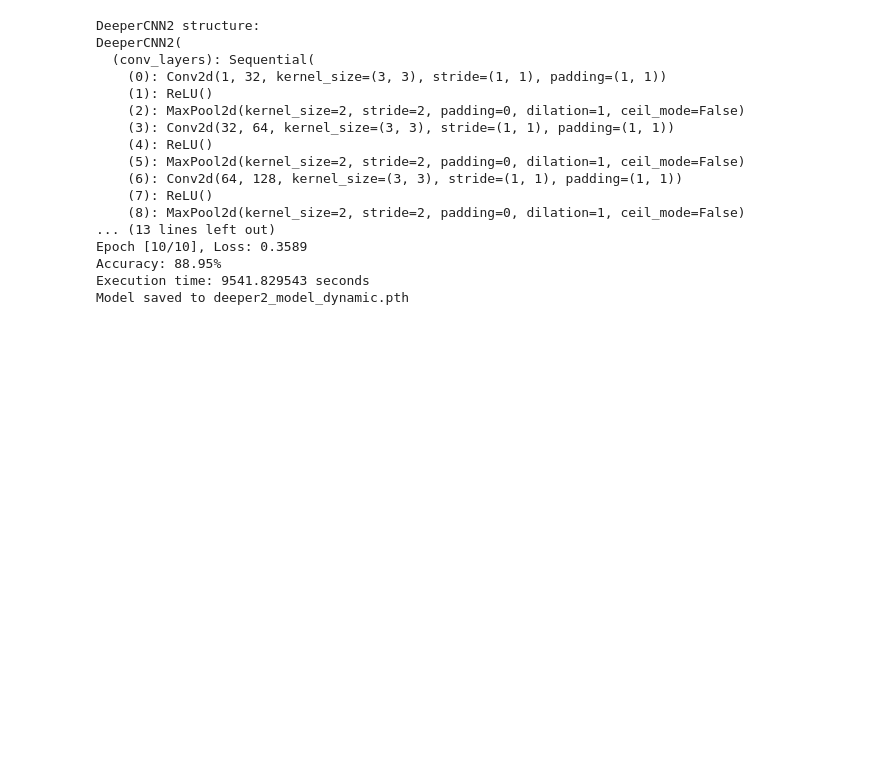
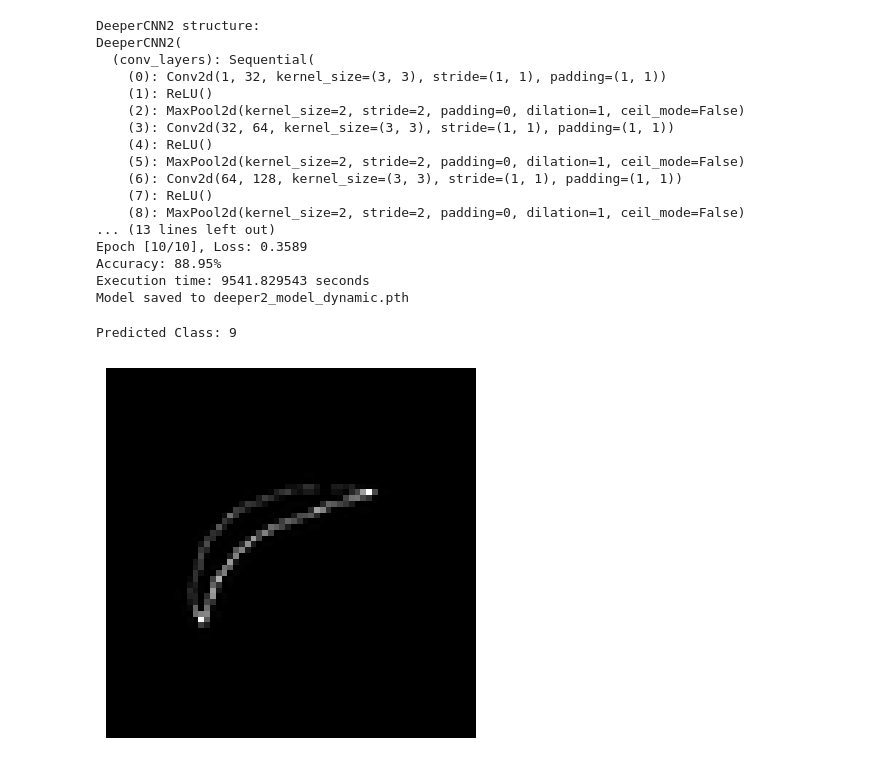
Before and after one commit to Wiztek712/BigData, a Jupyter notebook: application/AI/new_model.ipynb, the cells around one changed output. Cells and saved outputs as stored; diff of their text form; code cells hidden in the pictures; blank space fills up the shorter version.

```diff
--- a/application/AI/new_model.ipynb
+++ b/application/AI/new_model.ipynb
@@ -682,3 +670,24 @@ Epoch [10/10], Loss: 0.3589
 Accuracy: 88.95%
 Execution time: 9541.829543 seconds
 Model saved to deeper2_model_dynamic.pth
+# %%
+from torchvision.transforms import ToTensor
+
+
+
+num_classes = 12
+model = EnhancedCNN(num_classes)
+model.load_state_dict(torch.load("deepest_model.pth", map_location=torch.device('cpu')))
+model.eval()
+
+transform = ToTensor()
+input_image = transform(reconstructed_image).unsqueeze(0)
+
+with torch.no_grad():
+    output = model(input_image)
+    predicted_class = torch.argmax(output, dim=1).item()
+
+print(f"Predicted Class: {predicted_class}")
+# %% [output]
+Predicted Class: 9
+[figure, added]
```
Also changed, not shown: parts of 5 cells of this notebook, 2 other files.
